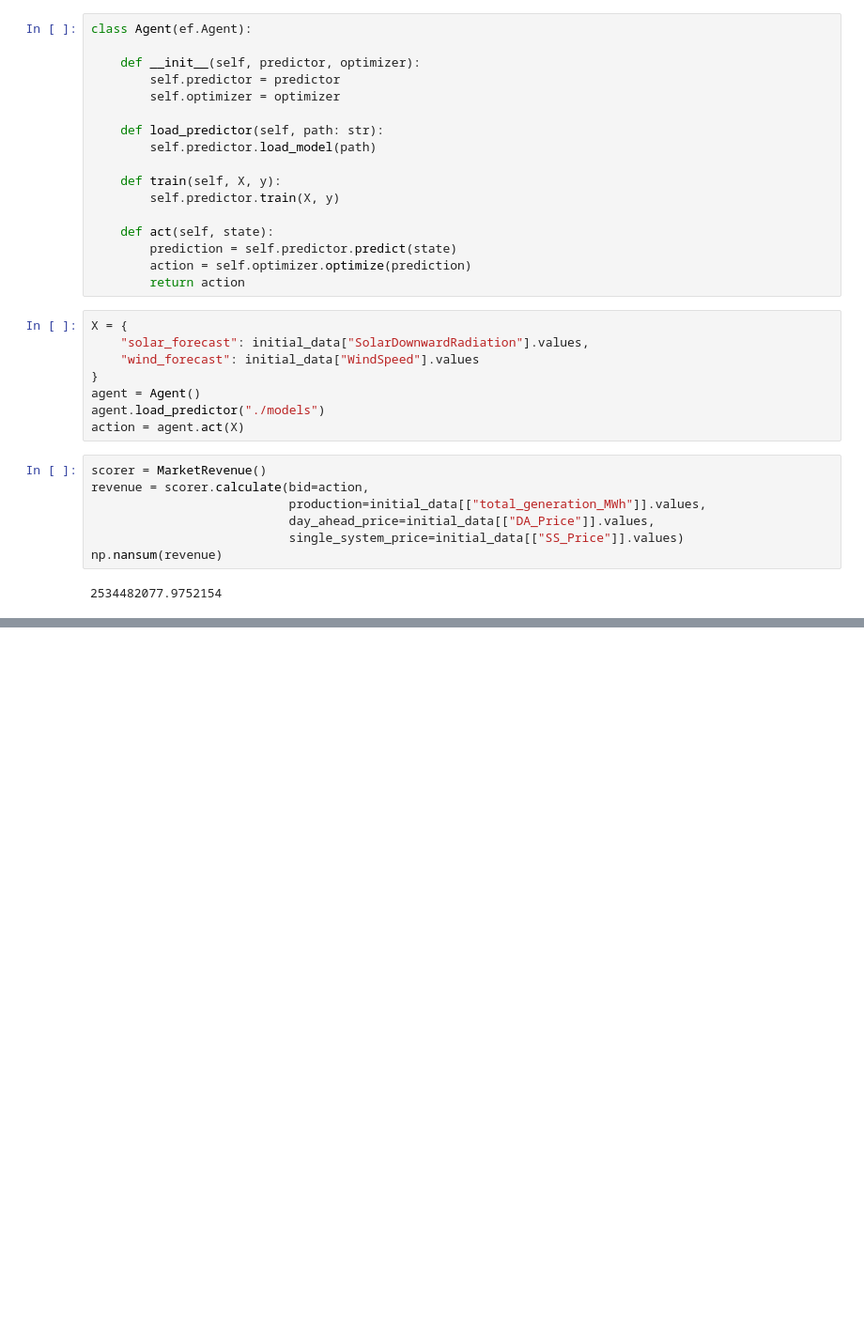
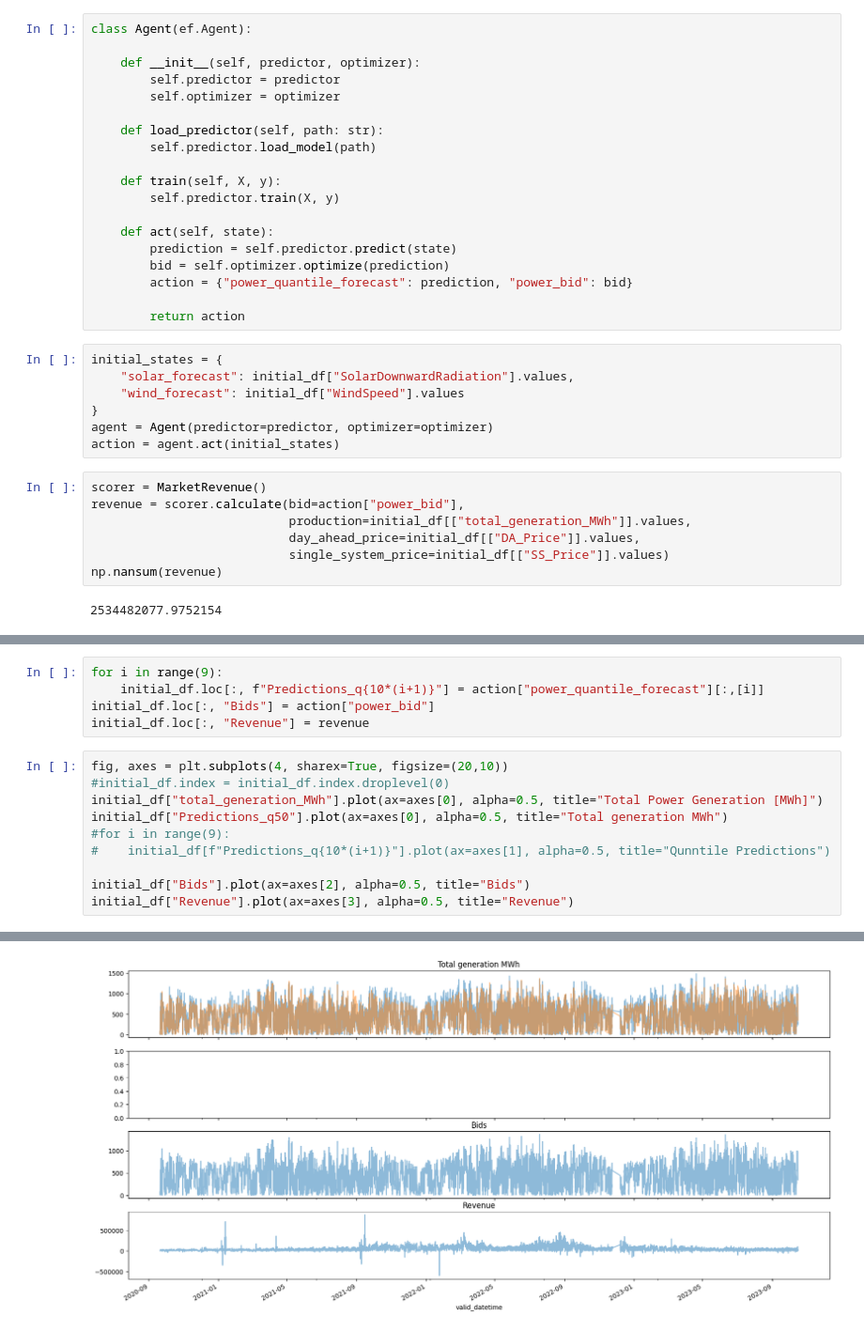
Before and after one commit to rebase-energy/enflow, a Jupyter notebook: enerflow/examples/heftcom2024/notebook.ipynb, the cells around one changed output, grey strips where cells are left out. Shown: that part at 94% size. Cells and saved outputs as stored; diff of their text form; blank space fills up the shorter version.

```diff
--- a/enerflow/examples/heftcom2024/notebook.ipynb
+++ b/enerflow/examples/heftcom2024/notebook.ipynb
@@ -244,22 +282,23 @@ class Agent(ef.Agent):
 
     def act(self, state):
         prediction = self.predictor.predict(state)
-        action = self.optimizer.optimize(prediction)
+        bid = self.optimizer.optimize(prediction)
+        action = {"power_quantile_forecast": prediction, "power_bid": bid}
+
         return action
 # %%
-X = {
-    "solar_forecast": initial_data["SolarDownwardRadiation"].values,
-    "wind_forecast": initial_data["WindSpeed"].values
+initial_states = {
+    "solar_forecast": initial_df["SolarDownwardRadiation"].values,
+    "wind_forecast": initial_df["WindSpeed"].values
 }
-agent = Agent()
-agent.load_predictor("./models")
-action = agent.act(X)
+agent = Agent(predictor=predictor, optimizer=optimizer)
+action = agent.act(initial_states)
 # %%
 scorer = MarketRevenue()
-revenue = scorer.calculate(bid=action,
-                           production=initial_data[["total_generation_MWh"]].values,
-                           day_ahead_price=initial_data[["DA_Price"]].values,
-                           single_system_price=initial_data[["SS_Price"]].values)
+revenue = scorer.calculate(bid=action["power_bid"],
+                           production=initial_df[["total_generation_MWh"]].values,
+                           day_ahead_price=initial_df[["DA_Price"]].values,
+                           single_system_price=initial_df[["SS_Price"]].values)
 np.nansum(revenue)
 # %% [output]
 2534482077.9752154
@@ -267,0 +305,16 @@ next_state, exogeneous, done = env.step(None)
+# %%
+for i in range(9):
+    initial_df.loc[:, f"Predictions_q{10*(i+1)}"] = action["power_quantile_forecast"][:,[i]]
+initial_df.loc[:, "Bids"] = action["power_bid"]
+initial_df.loc[:, "Revenue"] = revenue
+# %%
+fig, axes = plt.subplots(4, sharex=True, figsize=(20,10))
+#initial_df.index = initial_df.index.droplevel(0)
+initial_df["total_generation_MWh"].plot(ax=axes[0], alpha=0.5, title="Total Power Generation [MWh]")
+initial_df["Predictions_q50"].plot(ax=axes[0], alpha=0.5, title="Total generation MWh")
+#for i in range(9):
+#    initial_df[f"Predictions_q{10*(i+1)}"].plot(ax=axes[1], alpha=0.5, title="Qunntile Predictions")
+
+initial_df["Bids"].plot(ax=axes[2], alpha=0.5, title="Bids")
+initial_df["Revenue"].plot(ax=axes[3], alpha=0.5, title="Revenue")
+# %% [output]
@@ -267,0 +322 @@ next_state, exogeneous, done = env.step(None)
+[figure, added]
```
Also changed, not shown: parts of 18 cells of this notebook, 42 other files.
